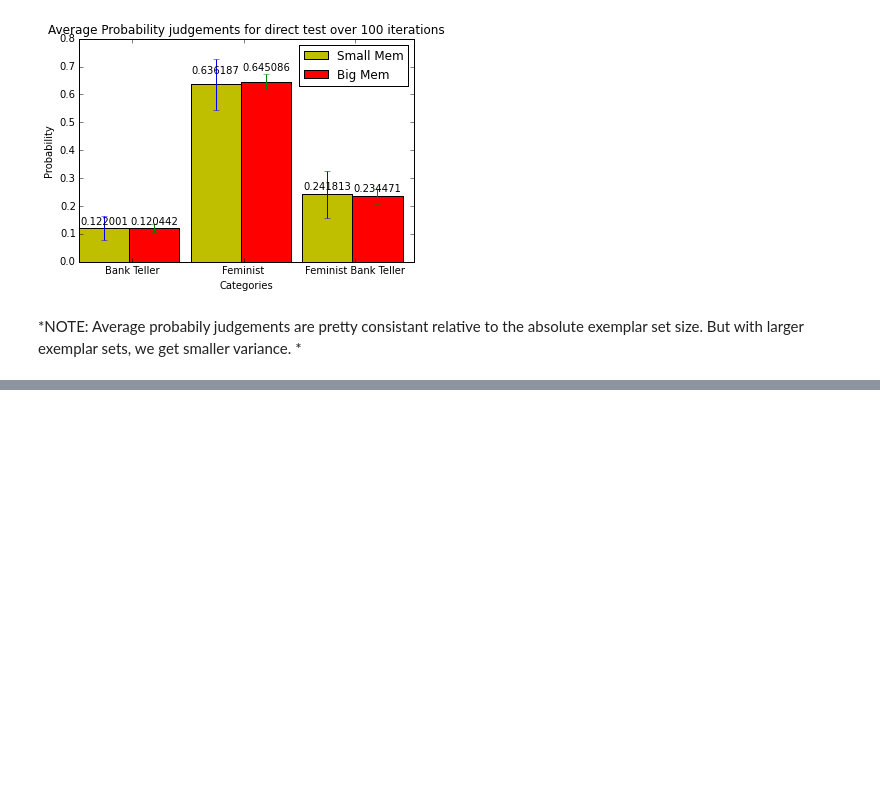
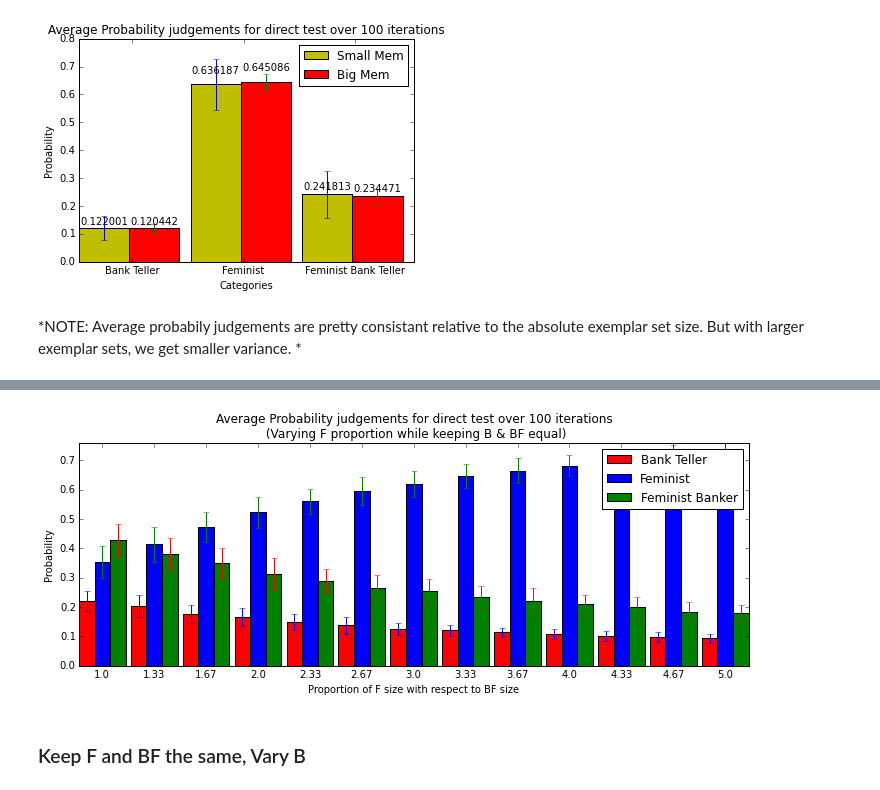
Before and after one commit to yinghj/CS328-Spring-2016, a Jupyter notebook: Final Project.ipynb, the cells around one changed output, grey strips where cells are left out. Saved outputs shown, nothing was run; the diff lists cells and outputs as text; code cells hidden in the pictures; blank space fills up the shorter version.

```diff
--- a/Final Project.ipynb
+++ b/Final Project.ipynb
@@ -381,0 +519,34 @@ plt.show()
+# %%
+# Plot the probability ratings of each category with respect to the change in F's proportion
+# std & mean for Banker
+varyF_B_std = varyF[:,0][:,0]
+varyF_B_mean = varyF[:,1][:,0]
+# std & mean for Feminist
+varyF_F_std = varyF[:,0][:,1]
+varyF_F_mean = varyF[:,1][:,1]
+# std & mean for Feminist Banker
+varyF_BF_std = varyF[:,0][:,2]
+varyF_BF_mean = varyF[:,1][:,2]
+
+width = 0.3
+fig = plt.figure(figsize=(12,4))
+ax = plt.subplot(111)
+ind = np.arange(len(varyF_B_mean))
+p1 = ax.bar(ind-width, varyF_B_mean, width, color= 'r', align = 'center', yerr = varyF_B_std)
+p2 = ax.bar(ind, varyF_F_mean, width, color= 'b',align = 'center', yerr = varyF_F_std)
+p3 = ax.bar(ind+width, varyF_BF_mean, width, color= 'g',align = 'center', yerr = varyF_BF_std)
+plt.title("Average Probability judgements for direct test over 100 iterations\n (Varying F proportion while keeping B & BF equal)")
+plt.xlabel("Proportion of F size with respect to BF size")
+plt.ylabel("Probability")
+ax.set_xticks(ind)
+xticks = []
+for i in np.arange(12,62,4):
+    xticks.append(round(i/12, 2))
+ax.set_xticklabels(xticks)
+ax.autoscale(tight=True)
+plt.legend((p1[0],p2[0],p3[0]), ["Bank Teller", "Feminist","Feminist Banker"])
+plt.show()
+# %% [output]
+[figure, added]
+# %% [markdown]
+### Keep F and BF the same, Vary B
```
Also changed, not shown: parts of 22 cells of this notebook.
